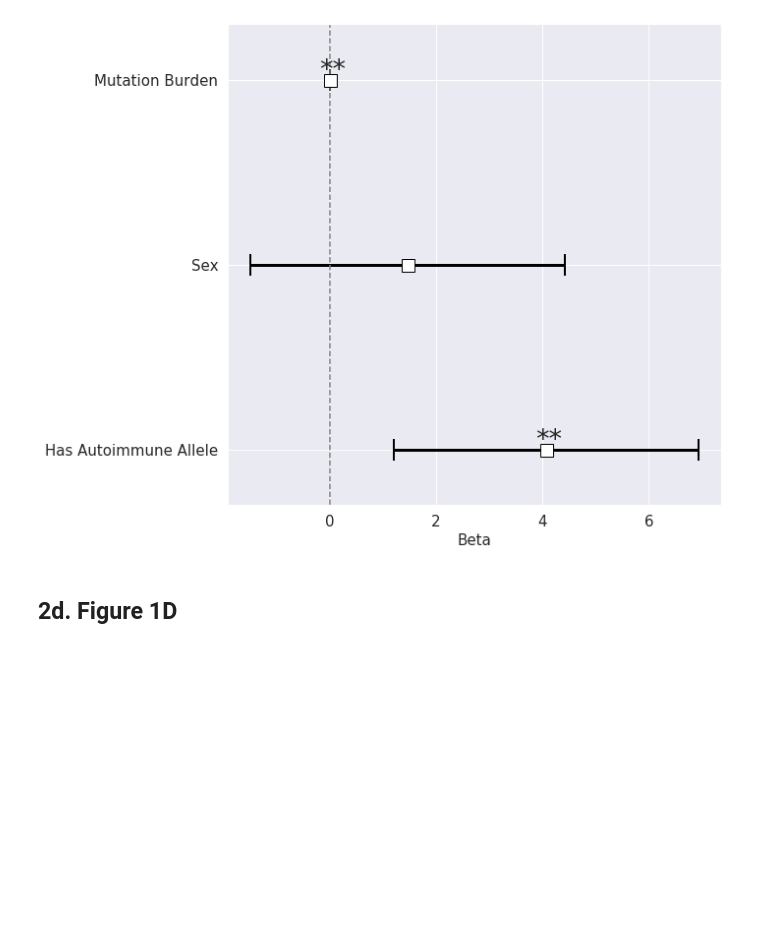
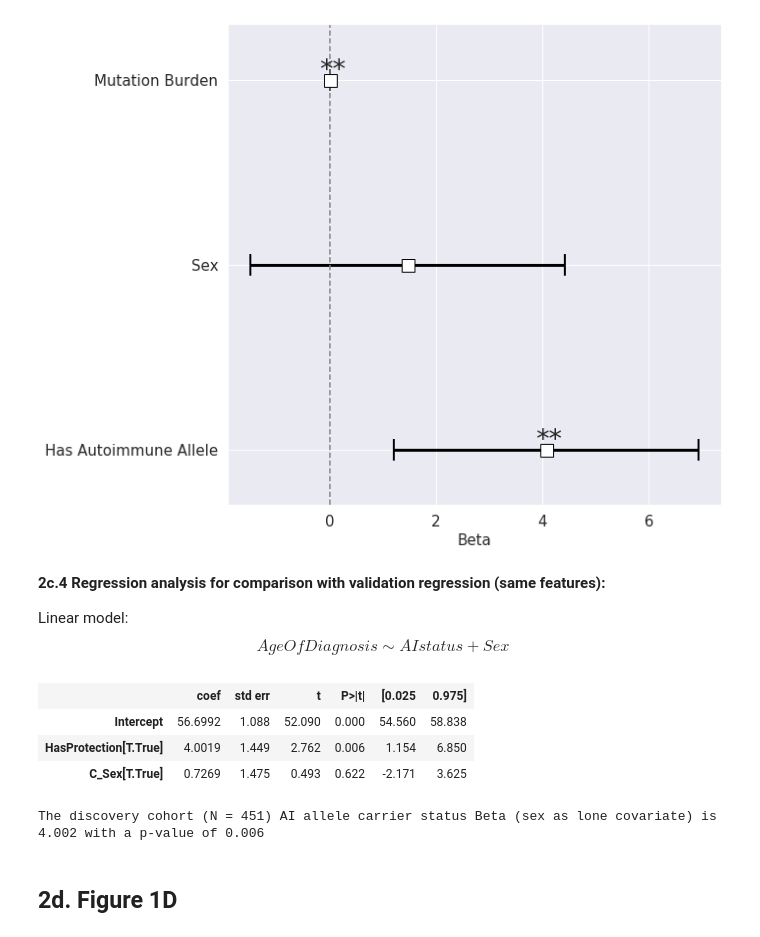
Before and after one commit to cartercompbio/MelMHC, a Jupyter notebook: DataAnalysis/Fig1_A-D_S2.ipynb, the cells around one changed output. Cells and saved outputs as stored; diff of their text form; code cells hidden in the pictures; blank space fills up the shorter version.

Commit message:
Add validation comparison regression analysis

```diff
--- a/DataAnalysis/Fig1_A-D_S2.ipynb
+++ b/DataAnalysis/Fig1_A-D_S2.ipynb
@@ -342,6 +342,23 @@ plt.axvline(0,linestyle="--",color="gray")
 # %% [output]
 <matplotlib.lines.Line2D at 0x...>
 [figure]
+# %% [markdown]
+**2c.4 Regression analysis for comparison with validation regression (same features):**
+
+Linear model: $$Age Of Diagnosis \sim AI status + Sex$$
+# %%
+discoveryAIAndSex = smf.ols(formula= 'Age ~ HasProtection+C_Sex', data=tcgaSummary).fit()
+aiAndSexSummary = discoveryAIAndSex.summary()
+aiAndSexSummary.tables[1]
+# %% [output]
+|  | coef | std err | t | P>|t| | [0.025 | 0.975] |
+| Intercept | 56.6992 | 1.088 | 52.090 | 0.000 | 54.560 | 58.838 |
+| HasProtection[T.True] | 4.0019 | 1.449 | 2.762 | 0.006 | 1.154 | 6.850 |
+| C_Sex[T.True] | 0.7269 | 1.475 | 0.493 | 0.622 | -2.171 | 3.625 |
+# %%
+print("The discovery cohort (N = {0}) AI allele carrier status Beta (sex as lone covariate) is {1:.3f} with a p-value of {2:.3f}".format(tcgaSummary.shape[0],discoveryAIAndSex.params["HasProtection[T.True]"], discoveryAIAndSex.pvalues["HasProtection[T.True]"]))
+# %% [output]
+The discovery cohort (N = 451) AI allele carrier status Beta (sex as lone covariate) is 4.002 with a p-value of 0.006
 # %% [markdown]
 ## 2d. Figure 1D
 # %% [markdown]
```
